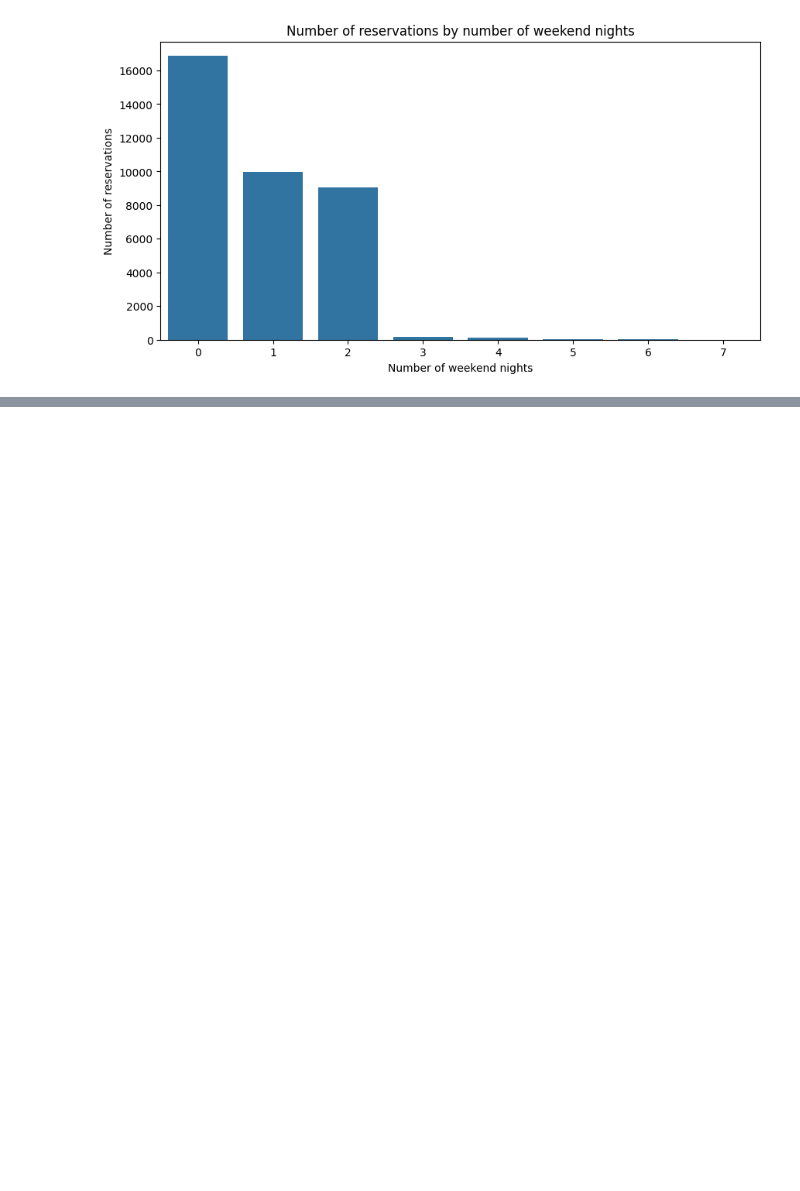
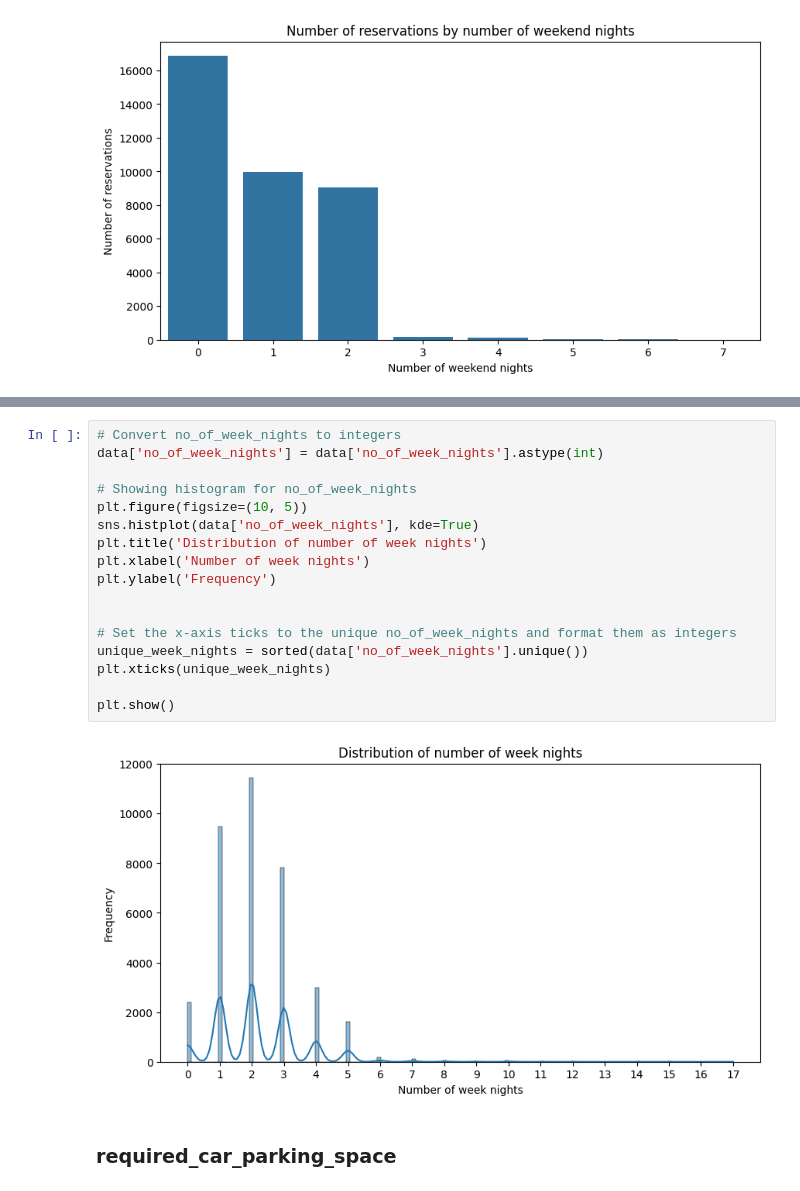
Before and after one commit to Drashko73/hotel-reservations-analysis, a Jupyter notebook: notebooks/02_numerical_features.ipynb, the cells around one changed output, grey strips where cells are left out. Drawn from its saved outputs; the diff is of its cells as text; blank space fills up the shorter version.

```diff
--- a/notebooks/02_numerical_features.ipynb
+++ b/notebooks/02_numerical_features.ipynb
@@ -187,0 +200,21 @@ test
+# %%
+# Convert no_of_week_nights to integers
+data['no_of_week_nights'] = data['no_of_week_nights'].astype(int)
+
+# Showing histogram for no_of_week_nights
+plt.figure(figsize=(10, 5))
+sns.histplot(data['no_of_week_nights'], kde=True)
+plt.title('Distribution of number of week nights')
+plt.xlabel('Number of week nights')
+plt.ylabel('Frequency')
+
+
+# Set the x-axis ticks to the unique no_of_week_nights and format them as integers
+unique_week_nights = sorted(data['no_of_week_nights'].unique())
+plt.xticks(unique_week_nights)
+
+plt.show()
+# %% [output]
+[figure, added]
+# %% [markdown]
+### required_car_parking_space
```
Also changed, not shown: parts of 36 cells of this notebook.
